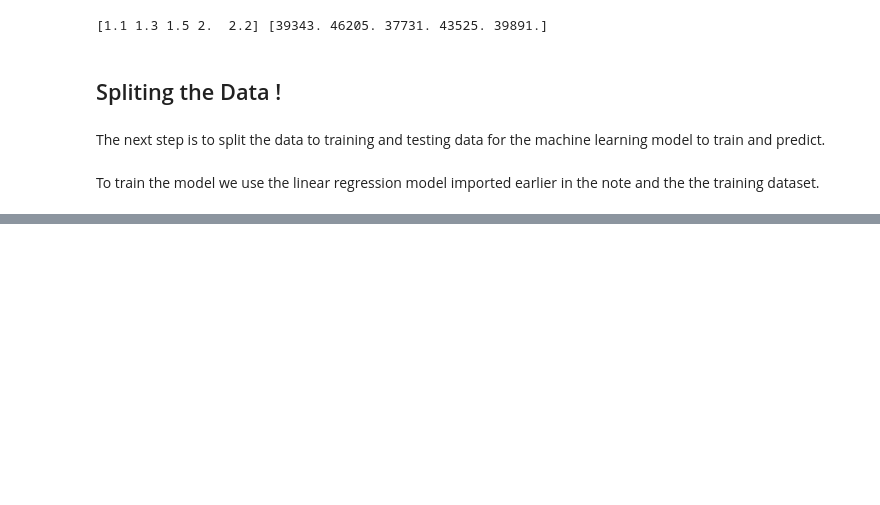
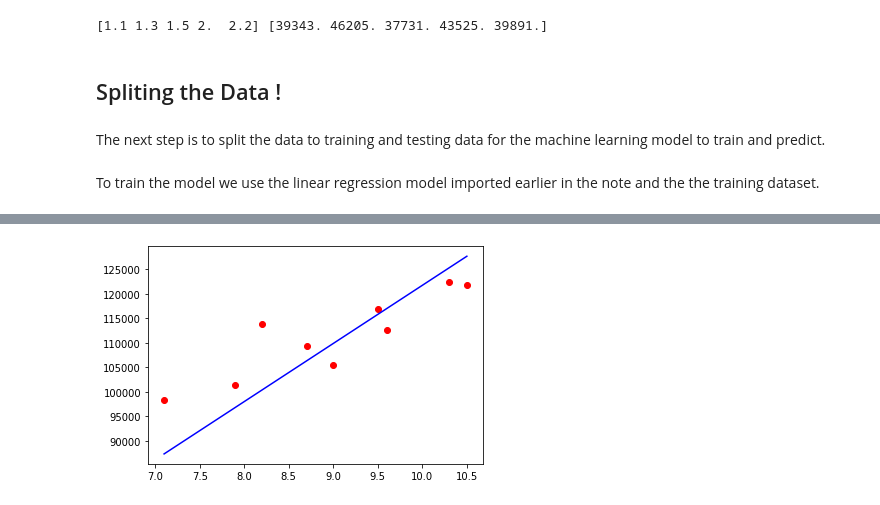
Before and after one commit to Fredpwol/LinearRegressionScratch, a Jupyter notebook: linear_model.ipynb, the cells around one changed output, grey strips where cells are left out. Drawn from its saved outputs; the diff is of its cells as text; code cells hidden in the pictures; blank space fills up the shorter version.

```diff
--- a/linear_model.ipynb
+++ b/linear_model.ipynb
@@ -50,5 +50,5 @@ To train the model we use the linear regression model imported earlier in the no
 # %%
 model = Linear_Regressor()
 # %%
-model.train(X_train,y_train,epochs=400,alpha=0.00001,verbose=0)
+model.train(X_train,y_train,epochs=10000,alpha=0.00001,verbose=0)
 # %% [output]
@@ -55,0 +72,8 @@ TypeError: train() got an unexpected keyword argument 'verbose'
+# %%
+y_pred = model.predict(X_test)
+# %%
+plt.scatter(X_test,y_test,color='red')
+plt.plot(X_test,y_pred,color='blue')
+plt.show()
+# %% [output]
+[figure, added]
```
Also changed, not shown: parts of 1 cell of this notebook, 1 other file.
